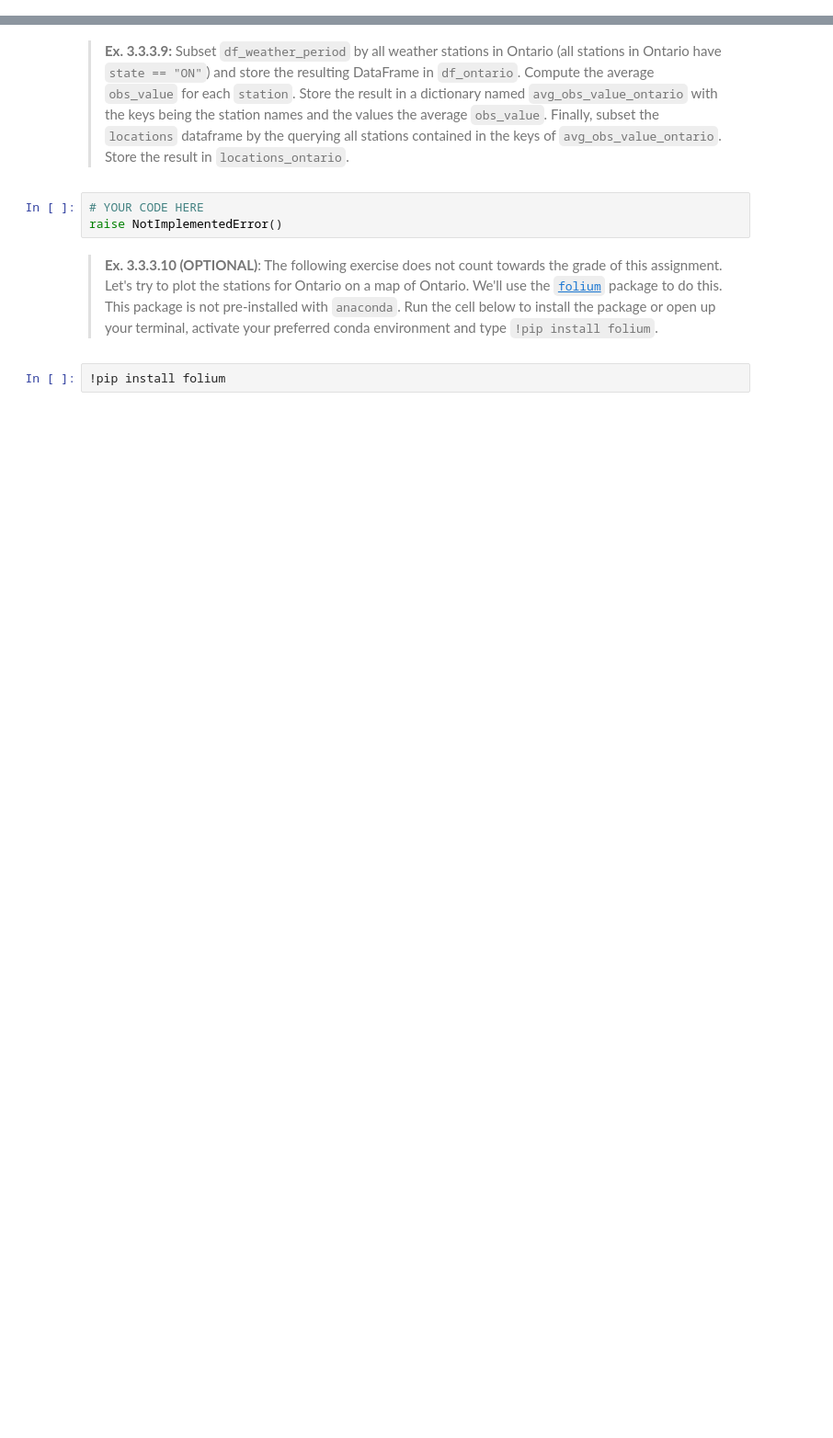
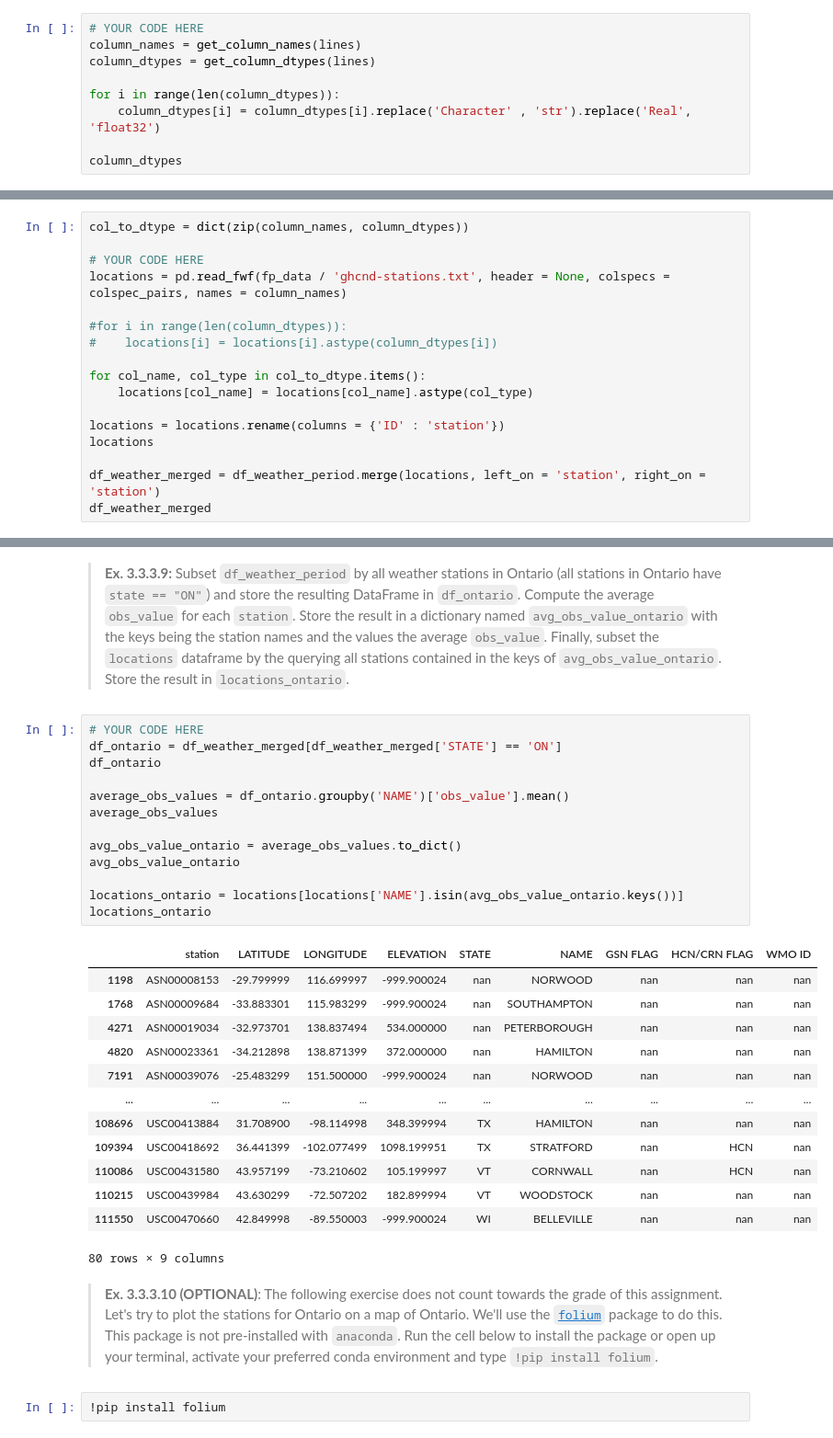
Before and after one commit to Gr-Elena/isds2023_group31, a Jupyter notebook: assignment_1_Mathias.ipynb, the cells around one changed output, grey strips where cells are left out. Shown at 92% size. Drawn from its saved outputs; the diff is of its cells as text; blank space fills up the shorter version.

```diff
--- a/assignment_1_Mathias.ipynb
+++ b/assignment_1_Mathias.ipynb
@@ -440,0 +453,9 @@ raise NotImplementedError()
+# %%
+# YOUR CODE HERE
+column_names = get_column_names(lines)
+column_dtypes = get_column_dtypes(lines)
+
+for i in range(len(column_dtypes)):
+    column_dtypes[i] = column_dtypes[i].replace('Character' , 'str').replace('Real', 'float32')
+
+column_dtypes
@@ -447,0 +466,17 @@ raise NotImplementedError()
+# %%
+col_to_dtype = dict(zip(column_names, column_dtypes))
+
+# YOUR CODE HERE
+locations = pd.read_fwf(fp_data / 'ghcnd-stations.txt', header = None, colspecs = colspec_pairs, names = column_names)
+
+#for i in range(len(column_dtypes)):
+#    locations[i] = locations[i].astype(column_dtypes[i])
+
+for col_name, col_type in col_to_dtype.items():
+    locations[col_name] = locations[col_name].astype(col_type)
+
+locations = locations.rename(columns = {'ID' : 'station'})
+locations
+
+df_weather_merged = df_weather_period.merge(locations, left_on = 'station', right_on = 'station')
+df_weather_merged
@@ -448,8 +497,32 @@ raise NotImplementedError()
 # %% [markdown]
 > **Ex. 3.3.3.9:** Subset `df_weather_period` by all weather stations in Ontario (all stations in Ontario have `state == "ON"`) and store the resulting DataFrame in `df_ontario`. Compute the average `obs_value` for each `station`. Store the result in a dictionary named `avg_obs_value_ontario` with the keys being the station names and the values the average `obs_value`. Finally, subset the `locations` dataframe by the querying all stations contained in the keys of `avg_obs_value_ontario`. Store the result in `locations_ontario`.
-# %%
-# YOUR CODE HERE
-raise NotImplementedError()
+# %%
+# YOUR CODE HERE
+df_ontario = df_weather_merged[df_weather_merged['STATE'] == 'ON']
+df_ontario
+
+average_obs_values = df_ontario.groupby('NAME')['obs_value'].mean()
+average_obs_values
+
+avg_obs_value_ontario = average_obs_values.to_dict()
+avg_obs_value_ontario
+
+locations_ontario = locations[locations['NAME'].isin(avg_obs_value_ontario.keys())]
+locations_ontario
+# %% [output]
+|  | station | LATITUDE | LONGITUDE | ELEVATION | STATE | NAME | GSN FLAG | HCN/CRN FLAG | WMO ID |
+| 1198 | ASN00008153 | -29.799999 | 116.699997 | -999.900024 | nan | NORWOOD | nan | nan | nan |
+| 1768 | ASN00009684 | -33.883301 | 115.983299 | -999.900024 | nan | SOUTHAMPTON | nan | nan | nan |
+| 4271 | ASN00019034 | -32.973701 | 138.837494 | 534.000000 | nan | PETERBOROUGH | nan | nan | nan |
+| 4820 | ASN00023361 | -34.212898 | 138.871399 | 372.000000 | nan | HAMILTON | nan | nan | nan |
+| 7191 | ASN00039076 | -25.483299 | 151.500000 | -999.900024 | nan | NORWOOD | nan | nan | nan |
+| ... | ... | ... | ... | ... | ... | ... | ... | ... | ... |
+| 108696 | USC00413884 | 31.708900 | -98.114998 | 348.399994 | TX | HAMILTON | nan | nan | nan |
+| 109394 | USC00418692 | 36.441399 | -102.077499 | 1098.199951 | TX | STRATFORD | nan | HCN | nan |
+| 110086 | USC00431580 | 43.957199 | -73.210602 | 105.199997 | VT | CORNWALL | nan | HCN | nan |
+| 110215 | USC00439984 | 43.630299 | -72.507202 | 182.899994 | VT | WOODSTOCK | nan | nan | nan |
+| 111550 | USC00470660 | 42.849998 | -89.550003 | -999.900024 | WI | BELLEVILLE | nan | nan | nan |
+80 rows × 9 columns
 # %% [markdown]
 > **Ex. 3.3.3.10 (OPTIONAL)**: The following exercise does not count towards the grade of this assignment. Let's try to plot the stations for Ontario on a map of Ontario. We'll use the [`folium`](http://python-visualization.github.io/folium/) package to do this. This package is not pre-installed with `anaconda`. Run the cell below to install the package or open up your terminal, activate your preferred conda environment and type `!pip install folium`.
 # %%
```
Also changed, not shown: parts of 7 cells of this notebook.
